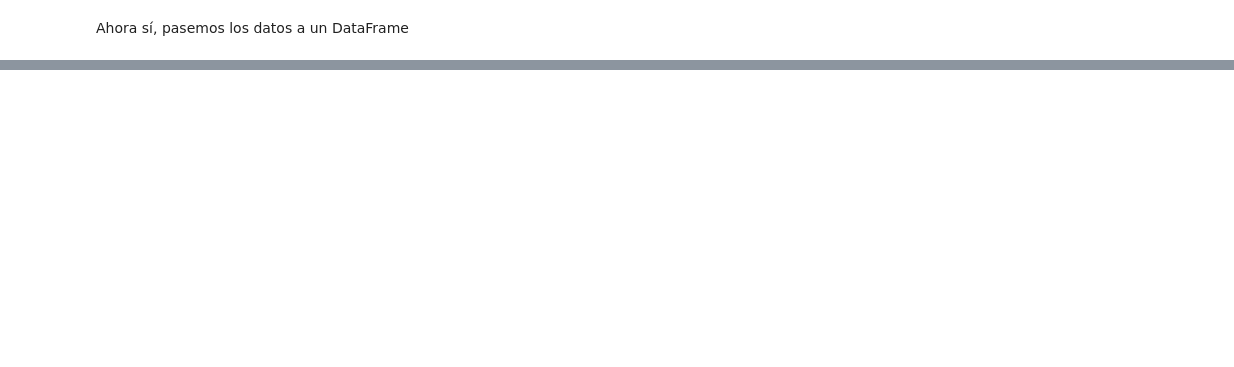
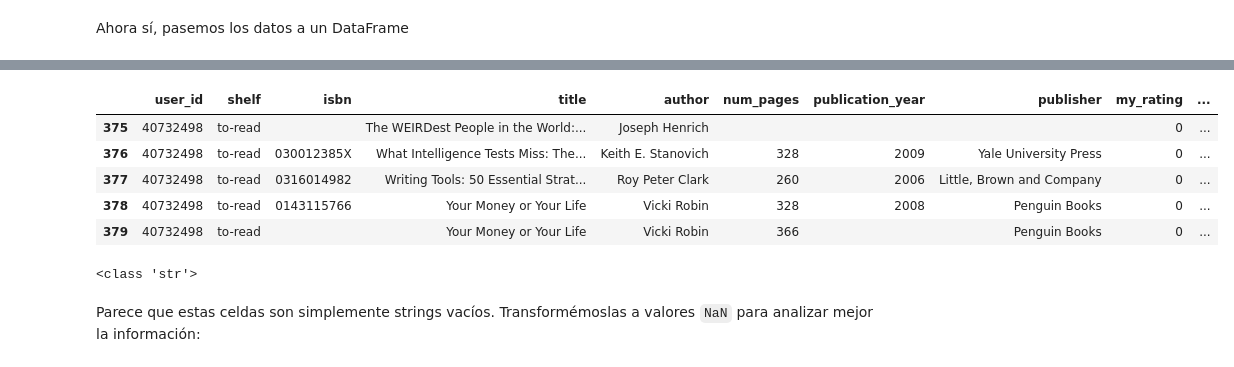
Before and after one commit to FranciscoGalan/goodreads_api, a Jupyter notebook: Goodreads_API.ipynb, the cells around one changed output, grey strips where cells are left out. Cells and saved outputs as stored; diff of their text form; code cells hidden in the pictures; blank space fills up the shorter version.

```diff
--- a/Goodreads_scraping.ipynb
+++ b/Goodreads_API.ipynb
@@ -395,0 +415,16 @@ pd.DataFrame(por_leer_francisco_galan)
+# %%
+pd_total.tail(5)
+# %% [output]
+|  | user_id | shelf | isbn | title | author | num_pages | publication_year | publisher | my_rating | ... |
+| 375 | 40732498 | to-read |  | The WEIRDest People in the World:... | Joseph Henrich |  |  |  | 0 | ... |
+| 376 | 40732498 | to-read | 030012385X | What Intelligence Tests Miss: The... | Keith E. Stanovich | 328 | 2009 | Yale University Press | 0 | ... |
+| 377 | 40732498 | to-read | 0316014982 | Writing Tools: 50 Essential Strat... | Roy Peter Clark | 260 | 2006 | Little, Brown and Company | 0 | ... |
+| 378 | 40732498 | to-read | 0143115766 | Your Money or Your Life | Vicki Robin | 328 | 2008 | Penguin Books | 0 | ... |
+| 379 | 40732498 | to-read |  | Your Money or Your Life | Vicki Robin | 366 |  | Penguin Books | 0 | ... |
+# %%
+print(pd_total['isbn'][1])
+print(type(pd_total['isbn'][1]))
+# %% [output]
+<class 'str'>
+# %% [markdown]
+Parece que estas celdas son simplemente strings vacíos. Transformémoslas a valores `NaN` para analizar mejor la información:
```
Also changed, not shown: parts of 85 cells of this notebook, 1 other file.
